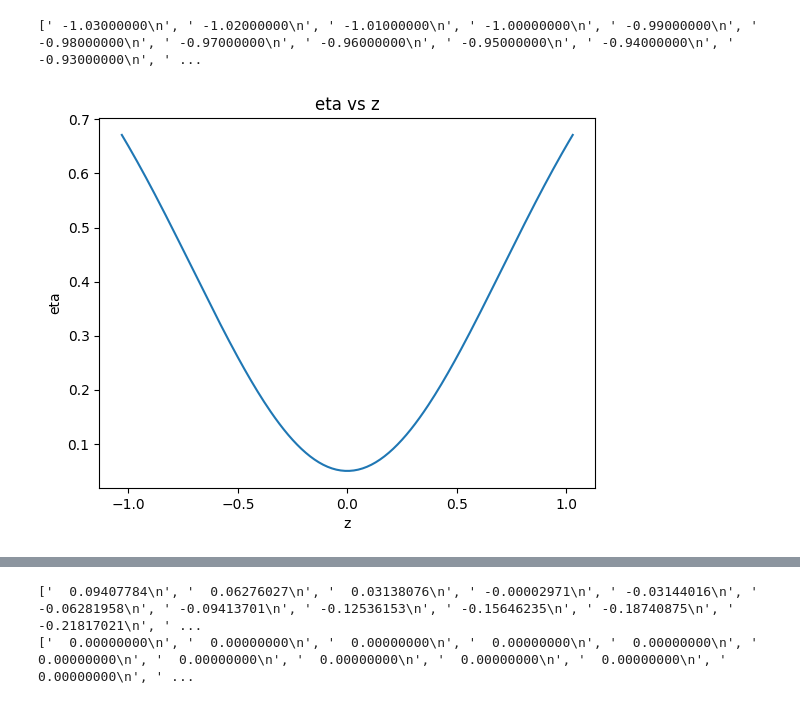
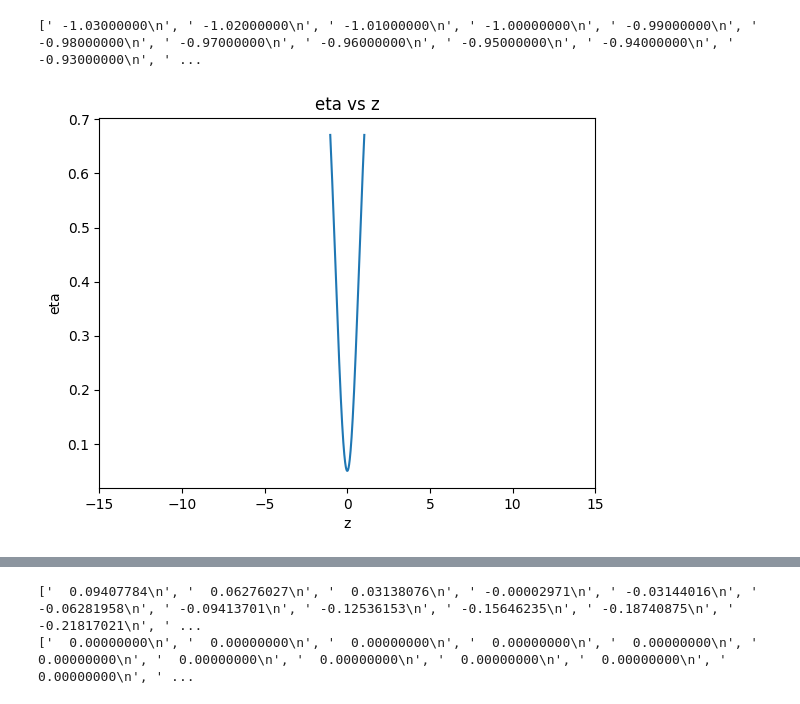
Before and after one commit to gayathri2011067/Summer-24-halo-magnetic-field, a Jupyter notebook: Fortran codes 2016/plots.ipynb, the cells around one changed output, grey strips where cells are left out. Drawn from its saved outputs; the diff is of its cells as text; code cells hidden in the pictures.

```diff
--- a/Fortran codes 2016/plots.ipynb
+++ b/Fortran codes 2016/plots.ipynb
@@ -26,12 +26,12 @@ z=np.array(lines,dtype=float)
 # %%
 plt.plot(z,eta)
 plt.xlabel('z')
 plt.ylabel('eta')
 plt.title('eta vs z')
-
+plt.xlim(-15,15)
 plt.show()
 # %% [output]
-[figure, old version]
+[figure, new version]
 # %%
 #import txt file
 filename = 'alpha_values.txt'
```
Also changed, not shown: parts of 4 cells of this notebook, 21 other files.
